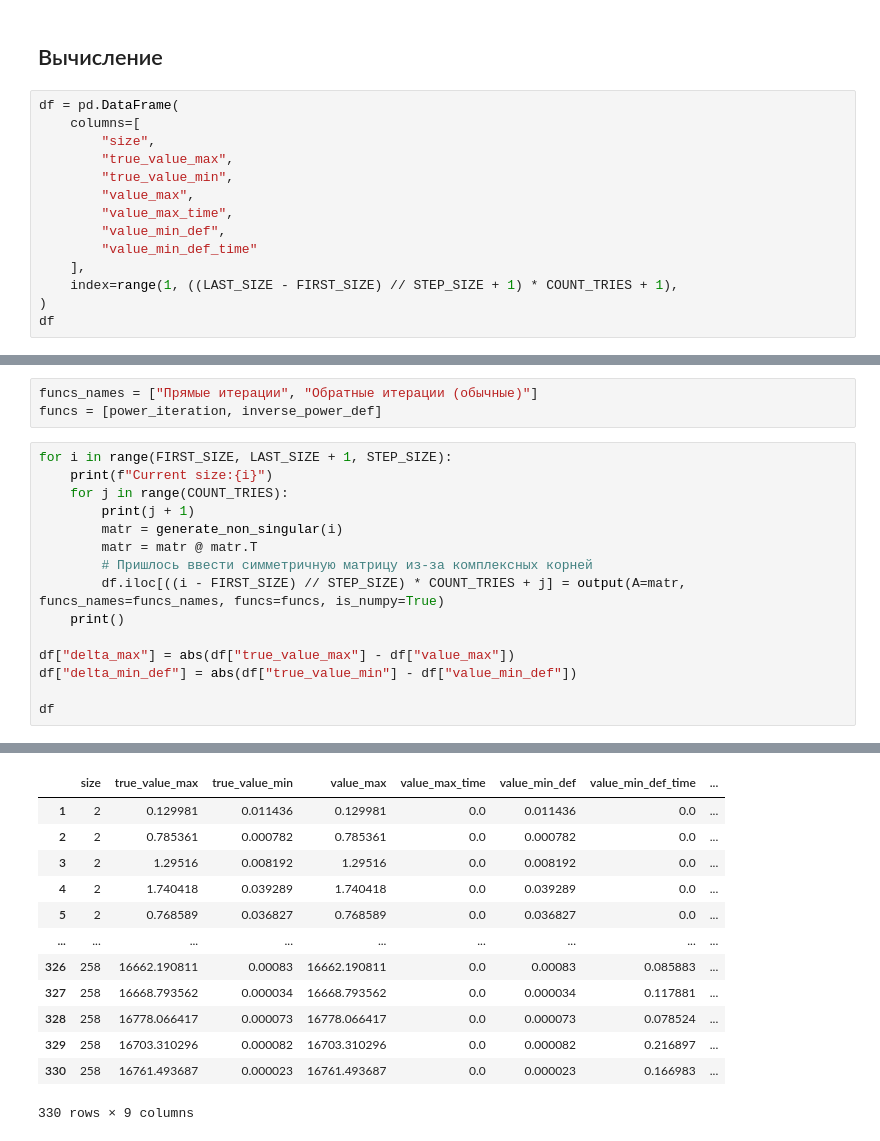
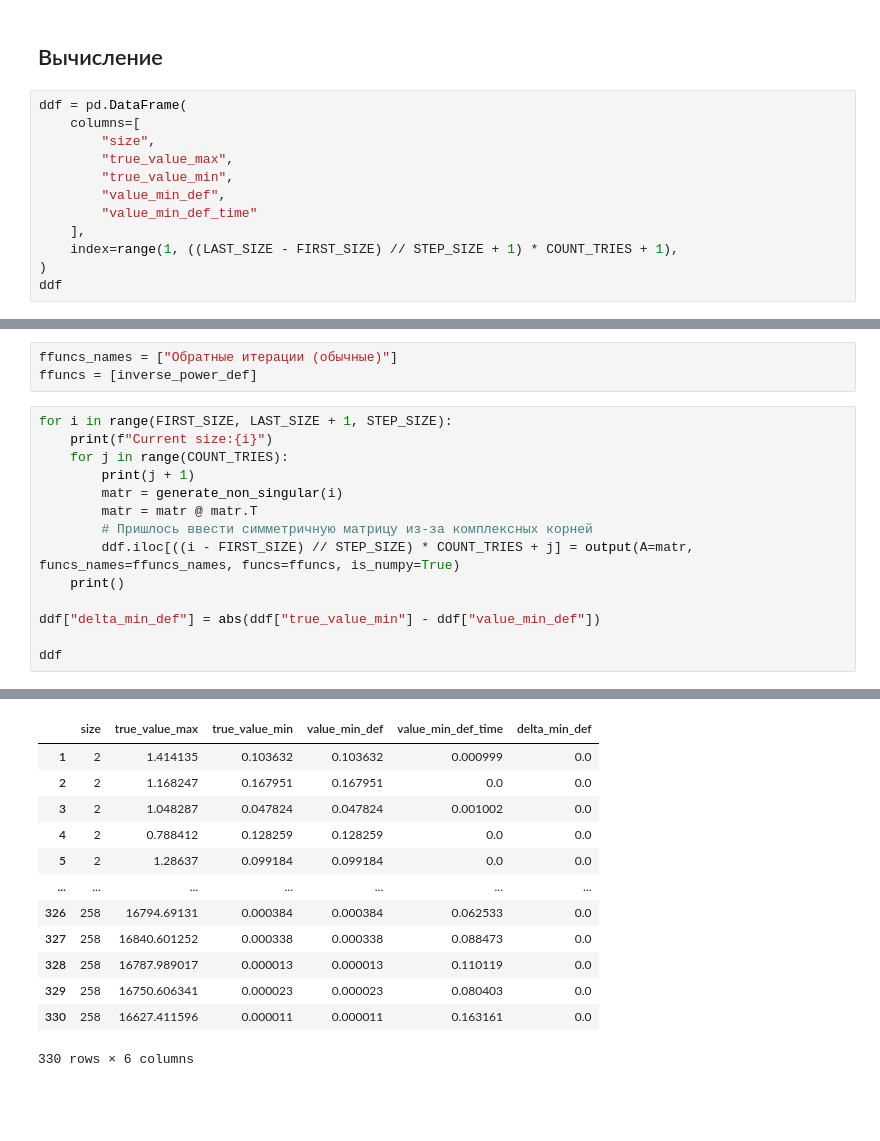
Before and after one commit to Jrol123/CalcMath, a Jupyter notebook: Course_prog/S5/v1.0.0.ipynb, the cells around one changed output, grey strips where cells are left out. Saved outputs shown, nothing was run; the diff lists cells and outputs as text; blank space fills up the shorter version.

```diff
--- a/Course_prog/S5/v1.0.0.ipynb
+++ b/Course_prog/S5/v1.0.0.ipynb
@@ -475,17 +611,15 @@ plt.show()
 # %% [markdown]
 ## Вычисление
 # %%
-df = pd.DataFrame(
+ddf = pd.DataFrame(
     columns=[
         "size",
         "true_value_max",
         "true_value_min",
-        "value_max",
-        "value_max_time",
         "value_min_def",
         "value_min_def_time"
     ],
     index=range(1, ((LAST_SIZE - FIRST_SIZE) // STEP_SIZE + 1) * COUNT_TRIES + 1),
 )
-df
+ddf
 # %% [output]
@@ -505,50 +639,49 @@ df
 # %%
-funcs_names = ["Прямые итерации", "Обратные итерации (обычные)"]
-funcs = [power_iteration, inverse_power_def]
+ffuncs_names = ["Обратные итерации (обычные)"]
+ffuncs = [inverse_power_def]
 # %%
 for i in range(FIRST_SIZE, LAST_SIZE + 1, STEP_SIZE):
     print(f"Current size:{i}")
     for j in range(COUNT_TRIES):
         print(j + 1)
         matr = generate_non_singular(i)
         matr = matr @ matr.T
         # Пришлось ввести симметричную матрицу из-за комплексных корней
-        df.iloc[((i - FIRST_SIZE) // STEP_SIZE) * COUNT_TRIES + j] = output(A=matr, funcs_names=funcs_names, funcs=funcs, is_numpy=True)
+        ddf.iloc[((i - FIRST_SIZE) // STEP_SIZE) * COUNT_TRIES + j] = output(A=matr, funcs_names=ffuncs_names, funcs=ffuncs, is_numpy=True)
     print()
 
-df["delta_max"] = abs(df["true_value_max"] - df["value_max"])
-df["delta_min_def"] = abs(df["true_value_min"] - df["value_min_def"])
+ddf["delta_min_def"] = abs(ddf["true_value_min"] - ddf["value_min_def"])
 
-df
+ddf
 # %% [output]
 Current size:2
 1
 2
 3
 4
 5
 6
 7
 8
 9
 10
 
 ... (379 lines left out)
 7
 8
 9
 10
-|  | size | true_value_max | true_value_min | value_max | value_max_time | value_min_def | value_min_def_time | ... |
-| 1 | 2 | 0.129981 | 0.011436 | 0.129981 | 0.0 | 0.011436 | 0.0 | ... |
-| 2 | 2 | 0.785361 | 0.000782 | 0.785361 | 0.0 | 0.000782 | 0.0 | ... |
-| 3 | 2 | 1.29516 | 0.008192 | 1.29516 | 0.0 | 0.008192 | 0.0 | ... |
-| 4 | 2 | 1.740418 | 0.039289 | 1.740418 | 0.0 | 0.039289 | 0.0 | ... |
-| 5 | 2 | 0.768589 | 0.036827 | 0.768589 | 0.0 | 0.036827 | 0.0 | ... |
-| ... | ... | ... | ... | ... | ... | ... | ... | ... |
-| 326 | 258 | 16662.190811 | 0.00083 | 16662.190811 | 0.0 | 0.00083 | 0.085883 | ... |
-| 327 | 258 | 16668.793562 | 0.000034 | 16668.793562 | 0.0 | 0.000034 | 0.117881 | ... |
-| 328 | 258 | 16778.066417 | 0.000073 | 16778.066417 | 0.0 | 0.000073 | 0.078524 | ... |
-| 329 | 258 | 16703.310296 | 0.000082 | 16703.310296 | 0.0 | 0.000082 | 0.216897 | ... |
-| 330 | 258 | 16761.493687 | 0.000023 | 16761.493687 | 0.0 | 0.000023 | 0.166983 | ... |
+|  | size | true_value_max | true_value_min | value_min_def | value_min_def_time | delta_min_def |
+| 1 | 2 | 1.414135 | 0.103632 | 0.103632 | 0.000999 | 0.0 |
+| 2 | 2 | 1.168247 | 0.167951 | 0.167951 | 0.0 | 0.0 |
+| 3 | 2 | 1.048287 | 0.047824 | 0.047824 | 0.001002 | 0.0 |
+| 4 | 2 | 0.788412 | 0.128259 | 0.128259 | 0.0 | 0.0 |
+| 5 | 2 | 1.28637 | 0.099184 | 0.099184 | 0.0 | 0.0 |
+| ... | ... | ... | ... | ... | ... | ... |
+| 326 | 258 | 16794.69131 | 0.000384 | 0.000384 | 0.062533 | 0.0 |
+| 327 | 258 | 16840.601252 | 0.000338 | 0.000338 | 0.088473 | 0.0 |
+| 328 | 258 | 16787.989017 | 0.000013 | 0.000013 | 0.110119 | 0.0 |
+| 329 | 258 | 16750.606341 | 0.000023 | 0.000023 | 0.080403 | 0.0 |
+| 330 | 258 | 16627.411596 | 0.000011 | 0.000011 | 0.163161 | 0.0 |
-330 rows × 9 columns
+330 rows × 6 columns
 # %%
```
Also changed, not shown: parts of 28 cells of this notebook, 13 other files.
